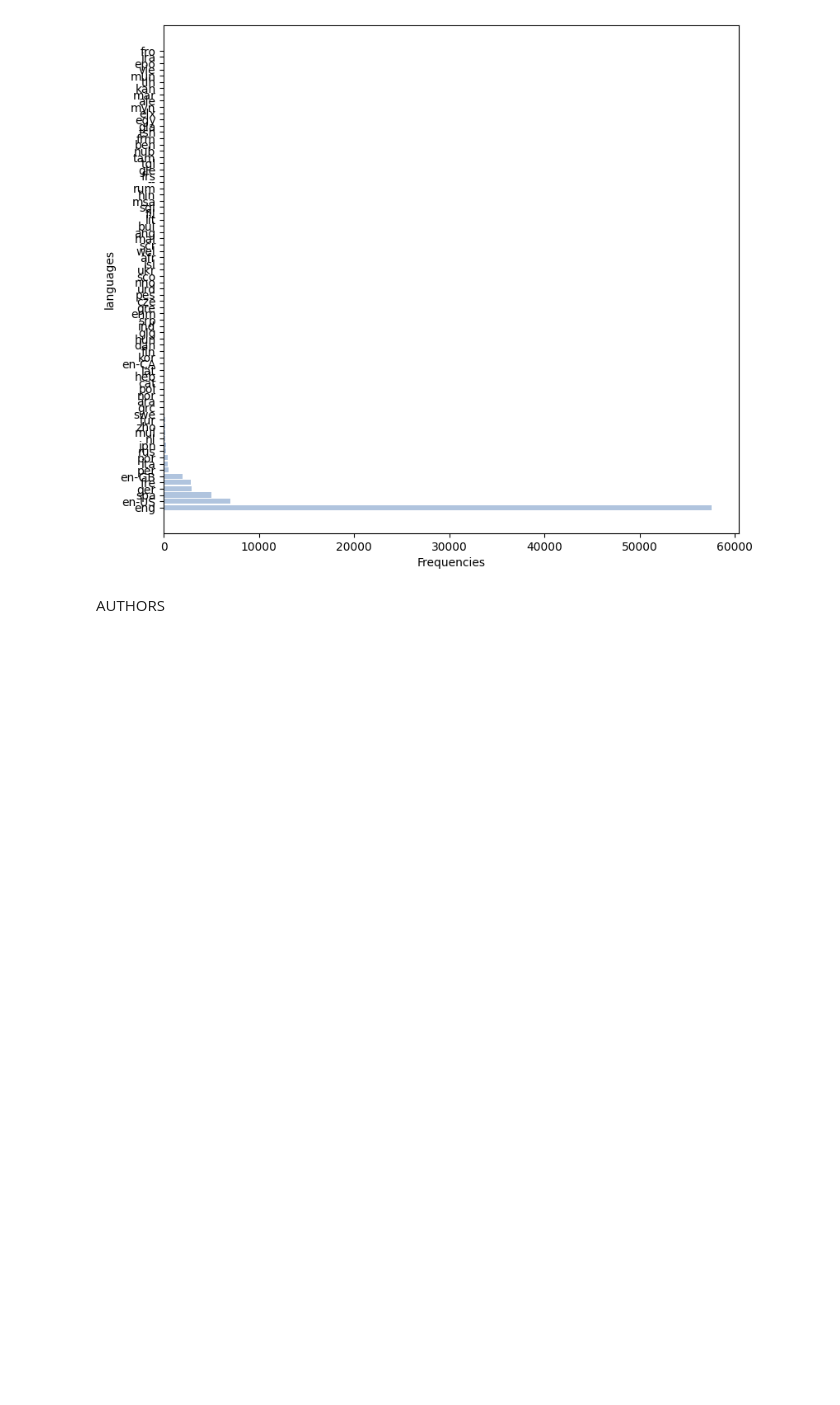
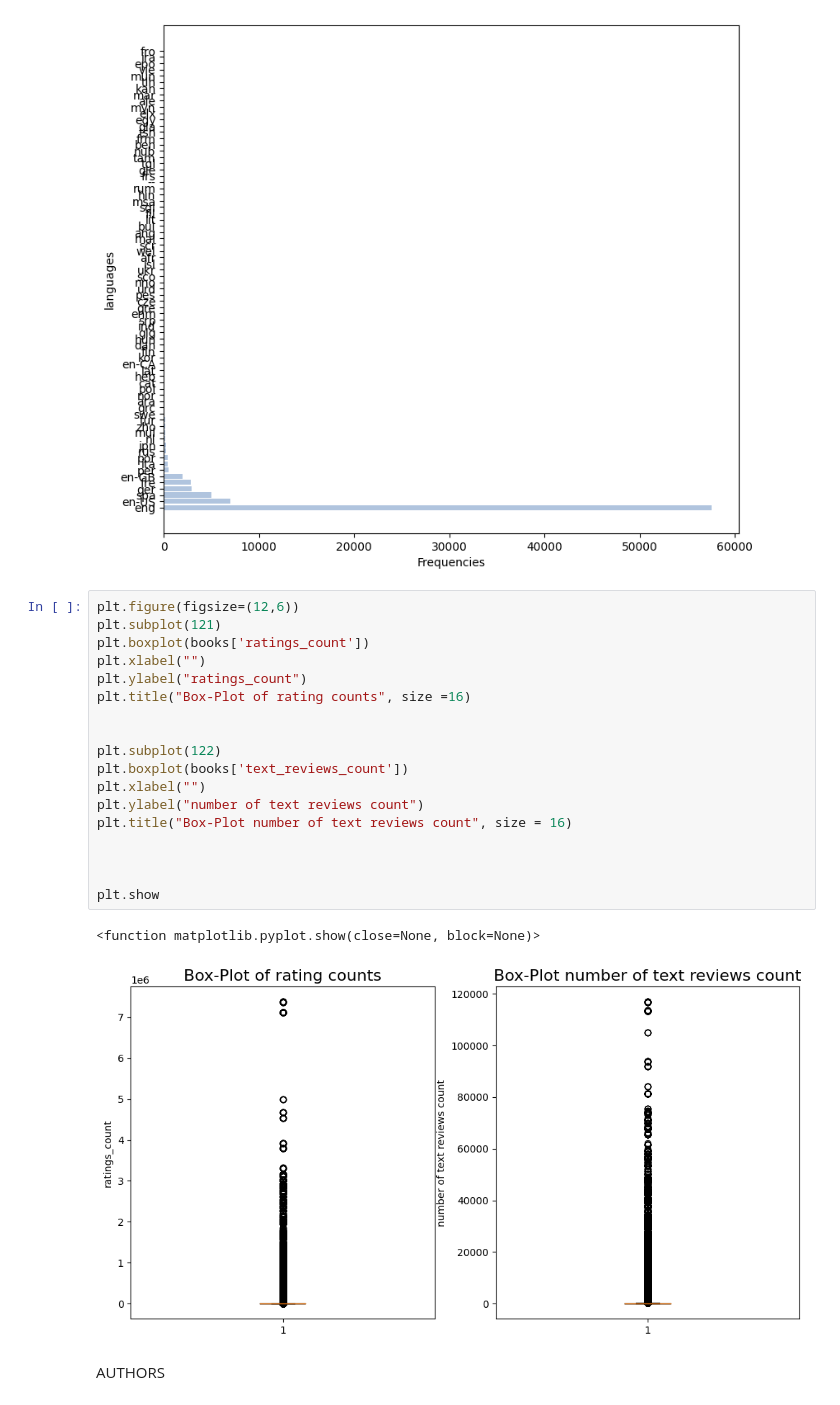
Before and after one commit to diego-ciciani01/ADM---HV2, a Jupyter notebook: Homework_2.ipynb, the cells around one changed output. Drawn from its saved outputs; the diff is of its cells as text; blank space fills up the shorter version.

```diff
--- a/Homework_2.ipynb
+++ b/Homework_2.ipynb
@@ -244,6 +246,27 @@ plt.ylabel('languages')
 plt.show()
 # %% [output]
 [figure]
+# %%
+plt.figure(figsize=(12,6))
+plt.subplot(121)
+plt.boxplot(books['ratings_count'])
+plt.xlabel("")
+plt.ylabel("ratings_count")
+plt.title("Box-Plot of rating counts", size =16)
+
+
+plt.subplot(122)
+plt.boxplot(books['text_reviews_count'])
+plt.xlabel("")
+plt.ylabel("number of text reviews count")
+plt.title("Box-Plot number of text reviews count", size = 16)
+
+
+
+plt.show
+# %% [output]
+<function matplotlib.pyplot.show(close=None, block=None)>
+[figure, added]
 # %% [markdown]
 AUTHORS
 # %%
```
Also changed, not shown: parts of 16 cells of this notebook.
